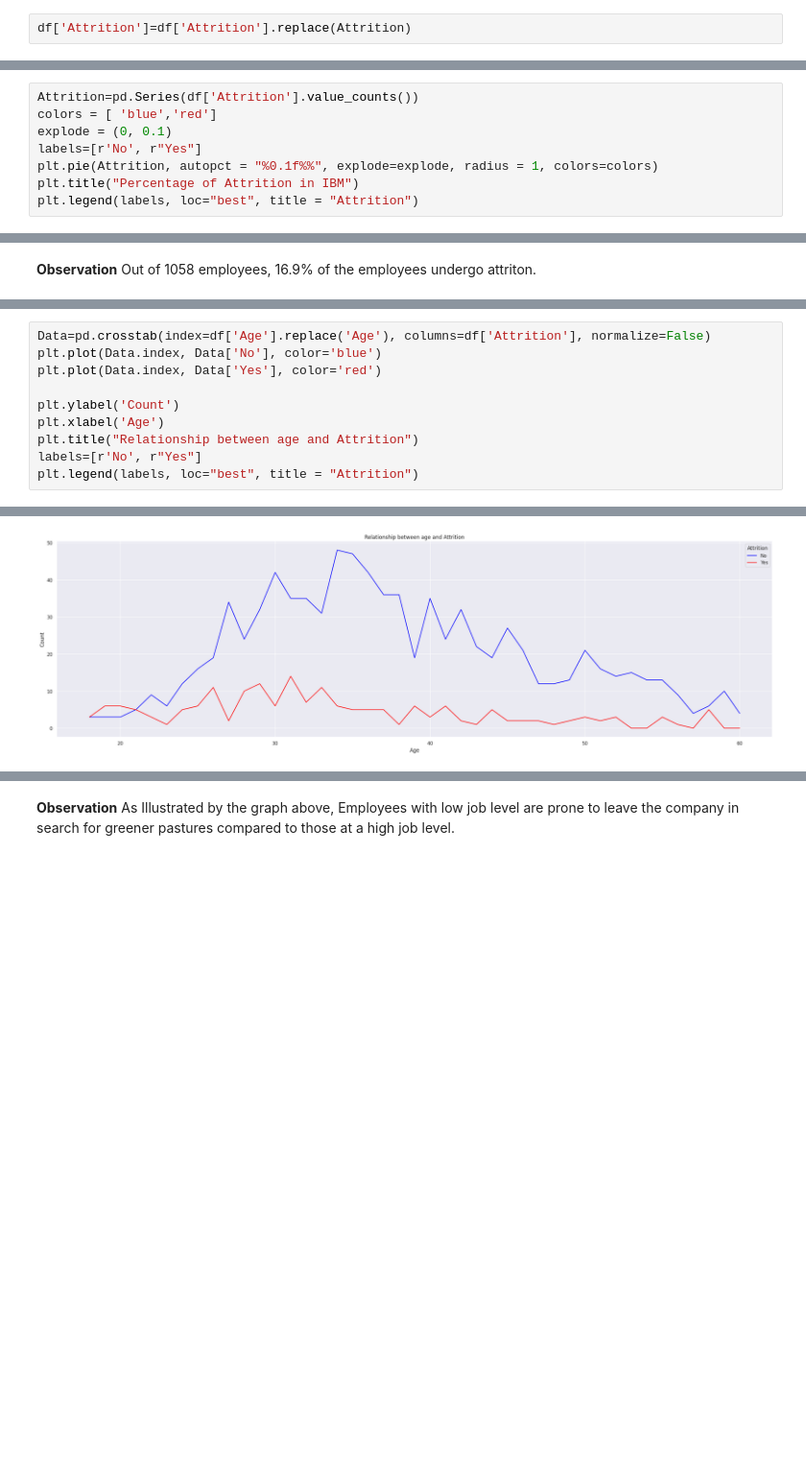
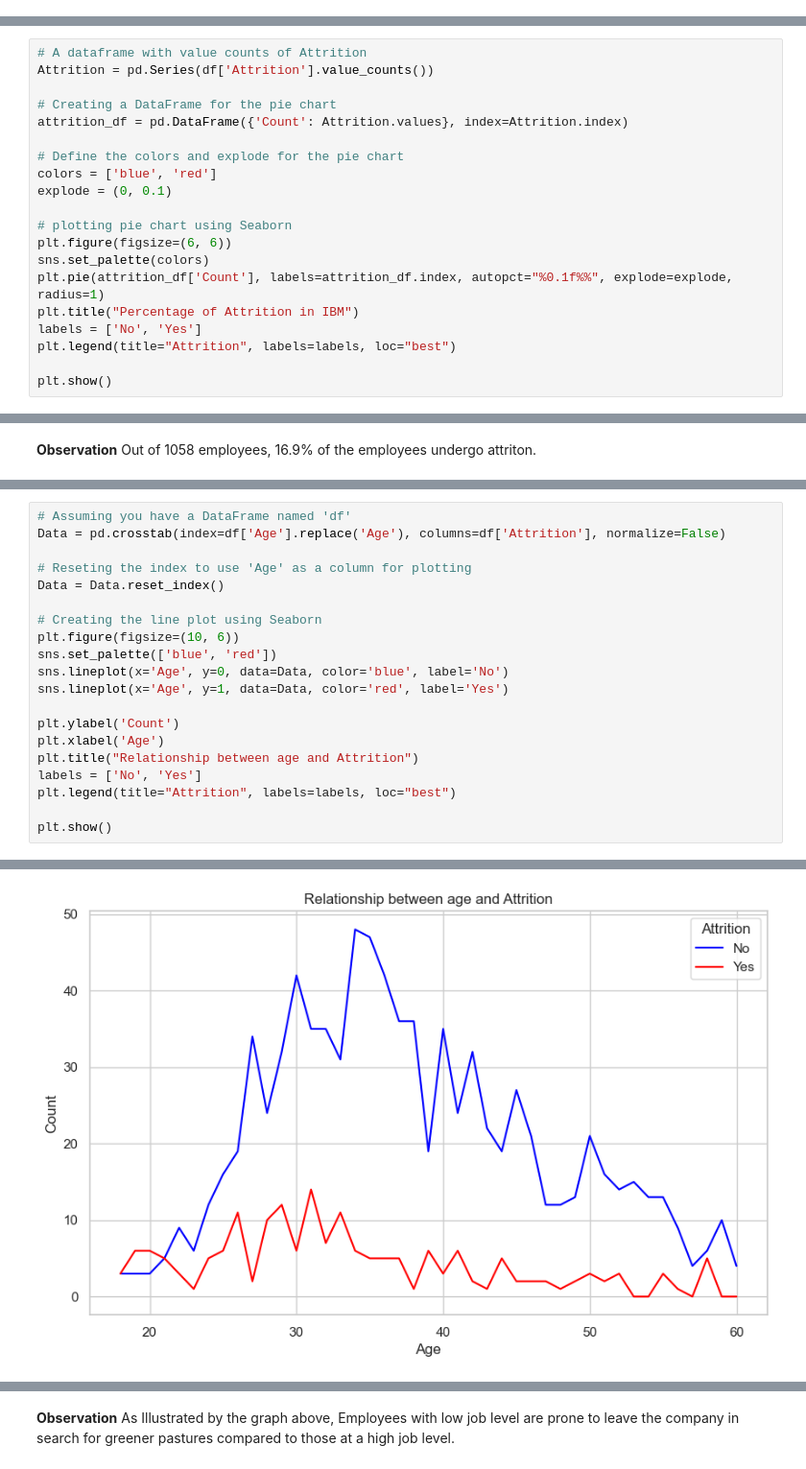
Before and after one commit to Tshifhumulo10/IBM-Employee-Attrition, a Jupyter notebook: IBM Employee Attrition.ipynb, the cells around one changed output, grey strips where cells are left out. Shown at 96% size. Saved outputs shown, nothing was run; the diff lists cells and outputs as text; blank space fills up the shorter version.

Commit message:
Graphs

```diff
--- a/IBM Employee Attrition.ipynb
+++ b/IBM Employee Attrition.ipynb
@@ -56,7 +75,5 @@ WorkLifeBalance= {1:'Bad', 2:'Good', 3:'Better', 4:'Best'}
 Attrition={0:"No", 1: "Yes"}
 # %% [markdown]
 # **PREPROCESSING**
-# %%
-df['Attrition']=df['Attrition'].replace(Attrition)
 # %% [markdown]
 **DATASET SUMMARY**
@@ -125,9 +116,21 @@ number.describe()
 # %%
-Attrition=pd.Series(df['Attrition'].value_counts())
-colors = [ 'blue','red']
+# A dataframe with value counts of Attrition
+Attrition = pd.Series(df['Attrition'].value_counts())
+
+# Creating a DataFrame for the pie chart
+attrition_df = pd.DataFrame({'Count': Attrition.values}, index=Attrition.index)
+
+# Define the colors and explode for the pie chart
+colors = ['blue', 'red']
 explode = (0, 0.1)
-labels=[r'No', r"Yes"]
-plt.pie(Attrition, autopct = "%0.1f%%", explode=explode, radius = 1, colors=colors)
+
+# plotting pie chart using Seaborn
+plt.figure(figsize=(6, 6))
+sns.set_palette(colors)
+plt.pie(attrition_df['Count'], labels=attrition_df.index, autopct="%0.1f%%", explode=explode, radius=1)
 plt.title("Percentage of Attrition in IBM")
-plt.legend(labels, loc="best", title = "Attrition")
+labels = ['No', 'Yes']
+plt.legend(title="Attrition", labels=labels, loc="best")
+
+plt.show()
 # %% [output]
@@ -140,11 +142,21 @@ plt.legend(labels, loc="best", title = "Attrition")
 # %%
-Data=pd.crosstab(index=df['Age'].replace('Age'), columns=df['Attrition'], normalize=False)
-plt.plot(Data.index, Data['No'], color='blue')
-plt.plot(Data.index, Data['Yes'], color='red')
+# Assuming you have a DataFrame named 'df'
+Data = pd.crosstab(index=df['Age'].replace('Age'), columns=df['Attrition'], normalize=False)
+
+# Reseting the index to use 'Age' as a column for plotting
+Data = Data.reset_index()
+
+# Creating the line plot using Seaborn
+plt.figure(figsize=(10, 6))
+sns.set_palette(['blue', 'red'])
+sns.lineplot(x='Age', y=0, data=Data, color='blue', label='No')
+sns.lineplot(x='Age', y=1, data=Data, color='red', label='Yes')
 
 plt.ylabel('Count')
 plt.xlabel('Age')
 plt.title("Relationship between age and Attrition")
-labels=[r'No', r"Yes"]
-plt.legend(labels, loc="best", title = "Attrition")
+labels = ['No', 'Yes']
+plt.legend(title="Attrition", labels=labels, loc="best")
+
+plt.show()
 # %% [output]
@@ -152,3 +163,3 @@ plt.legend(labels, loc="best", title = "Attrition")
-[figure, old version]
+[figure, new version]
 # %% [markdown]
 **Observation**
```
Also changed, not shown: parts of 56 cells of this notebook, 11 other files.
